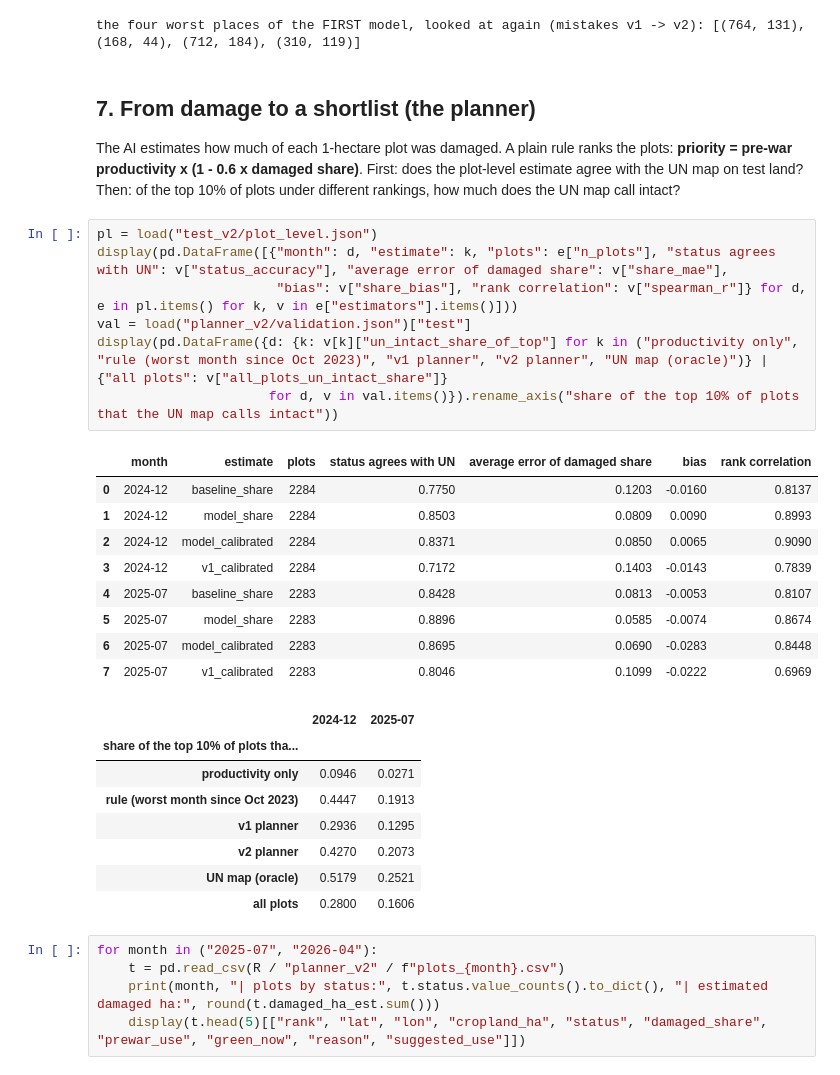
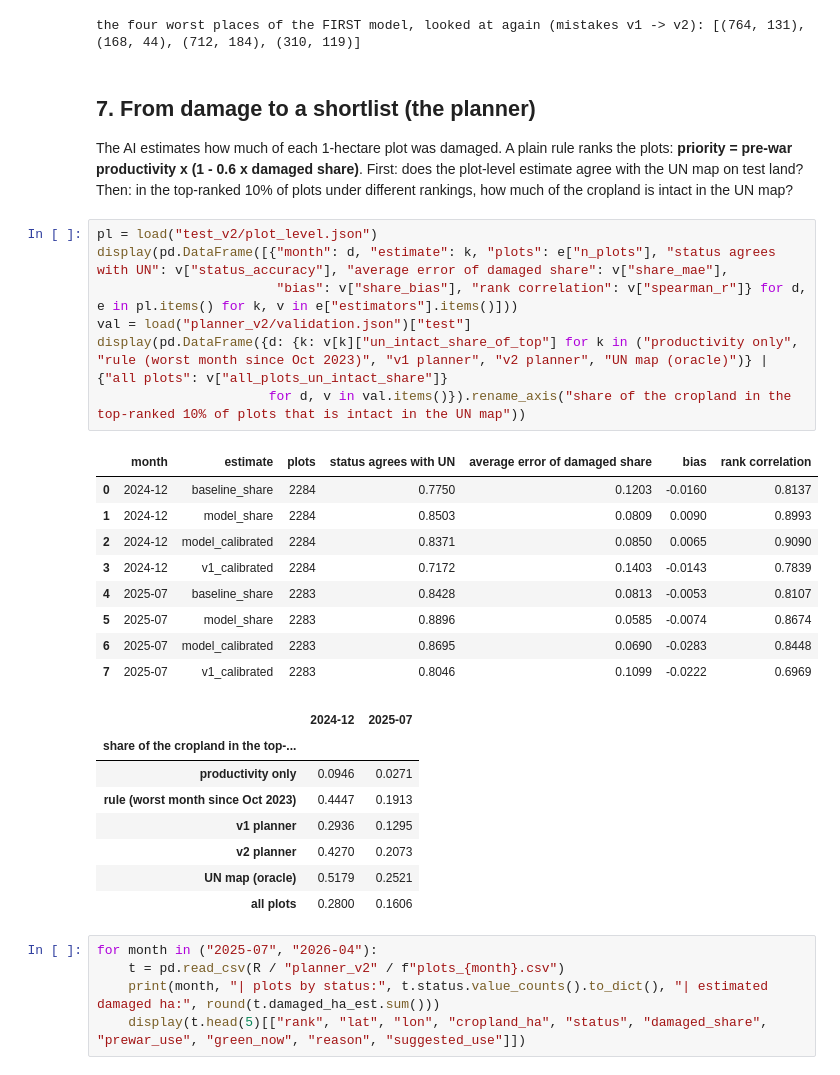
Before and after one commit to Mr-CEO-cloud/the-day-after, a Jupyter notebook: notebooks/report.ipynb, the cells around one changed output. Saved outputs shown, nothing was run; the diff lists cells and outputs as text.

```diff
--- a/notebooks/report.ipynb
+++ b/notebooks/report.ipynb
@@ -254,26 +254,26 @@ the four worst places of the FIRST model, looked at again (mistakes v1 -> v2): [
 ## 7. From damage to a shortlist (the planner)
 The AI estimates how much of each 1-hectare plot was damaged. A plain rule ranks the plots:
 **priority = pre-war productivity x (1 - 0.6 x damaged share)**. First: does the plot-level estimate agree with the UN map on test land?
-Then: of the top 10% of plots under different rankings, how much does the UN map call intact?
+Then: in the top-ranked 10% of plots under different rankings, how much of the cropland is intact in the UN map?
 # %%
 pl = load("test_v2/plot_level.json")
 display(pd.DataFrame([{"month": d, "estimate": k, "plots": e["n_plots"], "status agrees with UN": v["status_accuracy"], "average error of damaged share": v["share_mae"],
                        "bias": v["share_bias"], "rank correlation": v["spearman_r"]} for d, e in pl.items() for k, v in e["estimators"].items()]))
 val = load("planner_v2/validation.json")["test"]
 display(pd.DataFrame({d: {k: v[k]["un_intact_share_of_top"] for k in ("productivity only", "rule (worst month since Oct 2023)", "v1 planner", "v2 planner", "UN map (oracle)")} | {"all plots": v["all_plots_un_intact_share"]}
-                      for d, v in val.items()}).rename_axis("share of the top 10% of plots that the UN map calls intact"))
+                      for d, v in val.items()}).rename_axis("share of the cropland in the top-ranked 10% of plots that is intact in the UN map"))
 # %% [output]
 |  | month | estimate | plots | status agrees with UN | average error of damaged share | bias | rank correlation |
 | 0 | 2024-12 | baseline_share | 2284 | 0.7750 | 0.1203 | -0.0160 | 0.8137 |
 | 1 | 2024-12 | model_share | 2284 | 0.8503 | 0.0809 | 0.0090 | 0.8993 |
 | 2 | 2024-12 | model_calibrated | 2284 | 0.8371 | 0.0850 | 0.0065 | 0.9090 |
 | 3 | 2024-12 | v1_calibrated | 2284 | 0.7172 | 0.1403 | -0.0143 | 0.7839 |
 | 4 | 2025-07 | baseline_share | 2283 | 0.8428 | 0.0813 | -0.0053 | 0.8107 |
 | 5 | 2025-07 | model_share | 2283 | 0.8896 | 0.0585 | -0.0074 | 0.8674 |
 | 6 | 2025-07 | model_calibrated | 2283 | 0.8695 | 0.0690 | -0.0283 | 0.8448 |
 | 7 | 2025-07 | v1_calibrated | 2283 | 0.8046 | 0.1099 | -0.0222 | 0.6969 |
 |  | 2024-12 | 2025-07 |
-| share of the top 10% of plots tha... |  |  |
+| share of the cropland in the top-... |  |  |
 | productivity only | 0.0946 | 0.0271 |
 | rule (worst month since Oct 2023) | 0.4447 | 0.1913 |
 | v1 planner | 0.2936 | 0.1295 |
```
Also changed, not shown: 10 other files.
